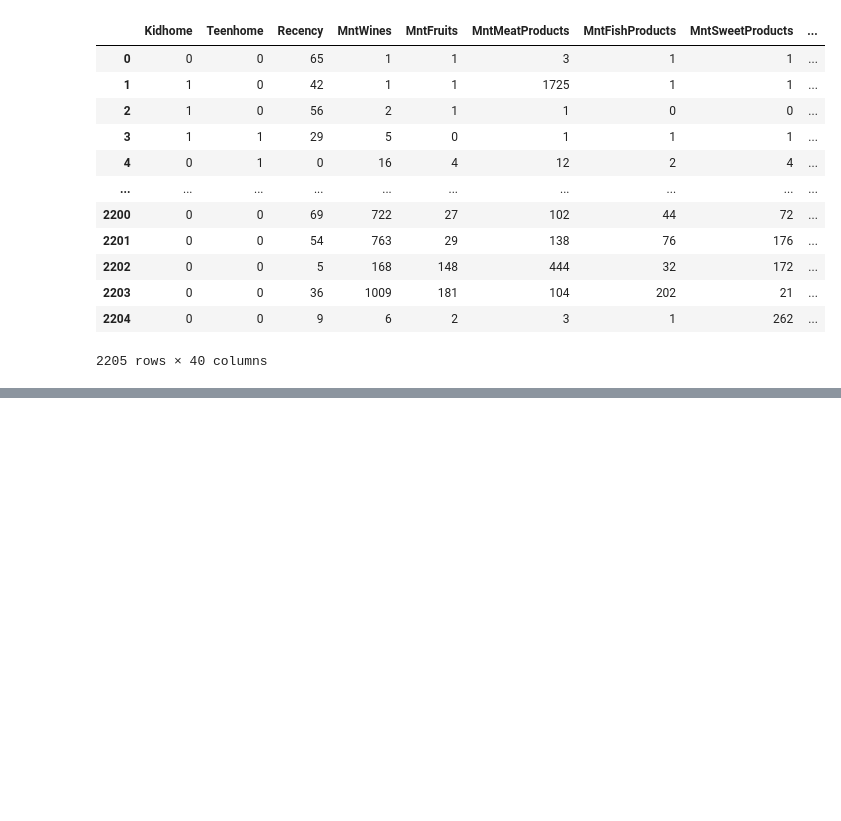
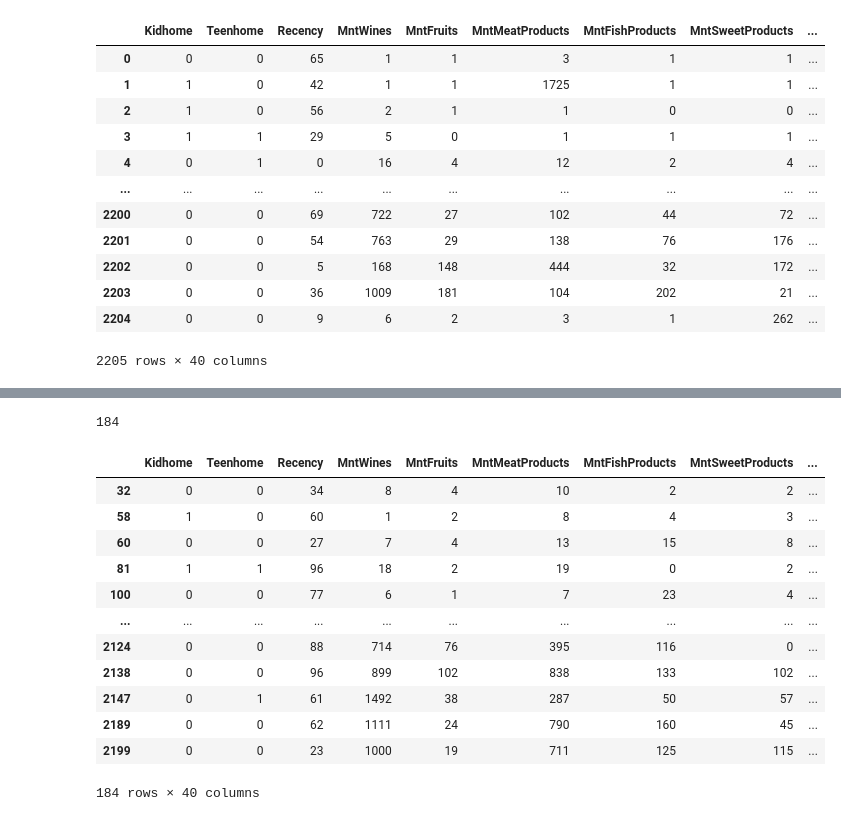
Before and after one commit to Cathy395/UCDPA_CaitrionaLambert, a Jupyter notebook: UCDPA_CaitrionaLambert.ipynb, the cells around one changed output, grey strips where cells are left out. Saved outputs shown, nothing was run; the diff lists cells and outputs as text; code cells hidden in the pictures; blank space fills up the shorter version.

Commit message:
Update UCDPA_CaitrionaLambert.ipynb
Data cleaning completed

```diff
--- a/UCDPA_CaitrionaLambert.ipynb
+++ b/UCDPA_CaitrionaLambert.ipynb
@@ -10,7 +10,7 @@ from bs4 import BeautifulSoup as bs
 # %%
 #Uploading CSV Dataset
 
-Marketing_analytics = pd.read_csv (r"C:\Users\cathy\OneDrive\Documents\UCD Project\ifood_df - Copy (2).csv")
+Marketing_analytics = pd.read_csv (r"C:\Users\cathy\OneDrive\Documents\UCDPA_CaitrionaLambert\ifood_df.csv")
 
 pd.DataFrame(Marketing_analytics)
 
@@ -212,7 +108,8 @@ new_jobs.set_index("Income")
 # %%
 #Merging both data sets together on "Income" columns using merge_asof()
 
-pd.merge_asof(dataset.sort_values("Income"), new_jobs.sort_values("Income"), left_on='Income', right_on='Income', direction='nearest')
+new_table = pd.merge_asof(Marketing_analytics.sort_values("Income"), new_jobs.sort_values("Income"), left_on='Income', right_on='Income', direction='nearest')
+new_table
 # %% [output]
 |  | Kidhome | Teenhome | Recency | MntWines | MntFruits | MntMeatProducts | MntFishProducts | MntSweetProducts | ... |
 | 0 | 0 | 0 | 65 | 1 | 1 | 3 | 1 | 1 | ... |
@@ -229,0 +184,24 @@ pd.merge_asof(dataset.sort_values("Income"), new_jobs.sort_values("Income"), lef
+# %%
+#Checking for Duplicates
+
+new_table.duplicated().sum()
+# %% [output]
+184
+# %%
+#Showing Duplicated Rows
+
+new_table.loc[new_table.duplicated(), :]
+# %% [output]
+|  | Kidhome | Teenhome | Recency | MntWines | MntFruits | MntMeatProducts | MntFishProducts | MntSweetProducts | ... |
+| 32 | 0 | 0 | 34 | 8 | 4 | 10 | 2 | 2 | ... |
+| 58 | 1 | 0 | 60 | 1 | 2 | 8 | 4 | 3 | ... |
+| 60 | 0 | 0 | 27 | 7 | 4 | 13 | 15 | 8 | ... |
+| 81 | 1 | 1 | 96 | 18 | 2 | 19 | 0 | 2 | ... |
+| 100 | 0 | 0 | 77 | 6 | 1 | 7 | 23 | 4 | ... |
+| ... | ... | ... | ... | ... | ... | ... | ... | ... | ... |
+| 2124 | 0 | 0 | 88 | 714 | 76 | 395 | 116 | 0 | ... |
+| 2138 | 0 | 0 | 96 | 899 | 102 | 838 | 133 | 102 | ... |
+| 2147 | 0 | 1 | 61 | 1492 | 38 | 287 | 50 | 57 | ... |
+| 2189 | 0 | 0 | 62 | 1111 | 24 | 790 | 160 | 45 | ... |
+| 2199 | 0 | 0 | 23 | 1000 | 19 | 711 | 125 | 115 | ... |
+184 rows × 40 columns
```
Also changed, not shown: parts of 10 cells of this notebook.
